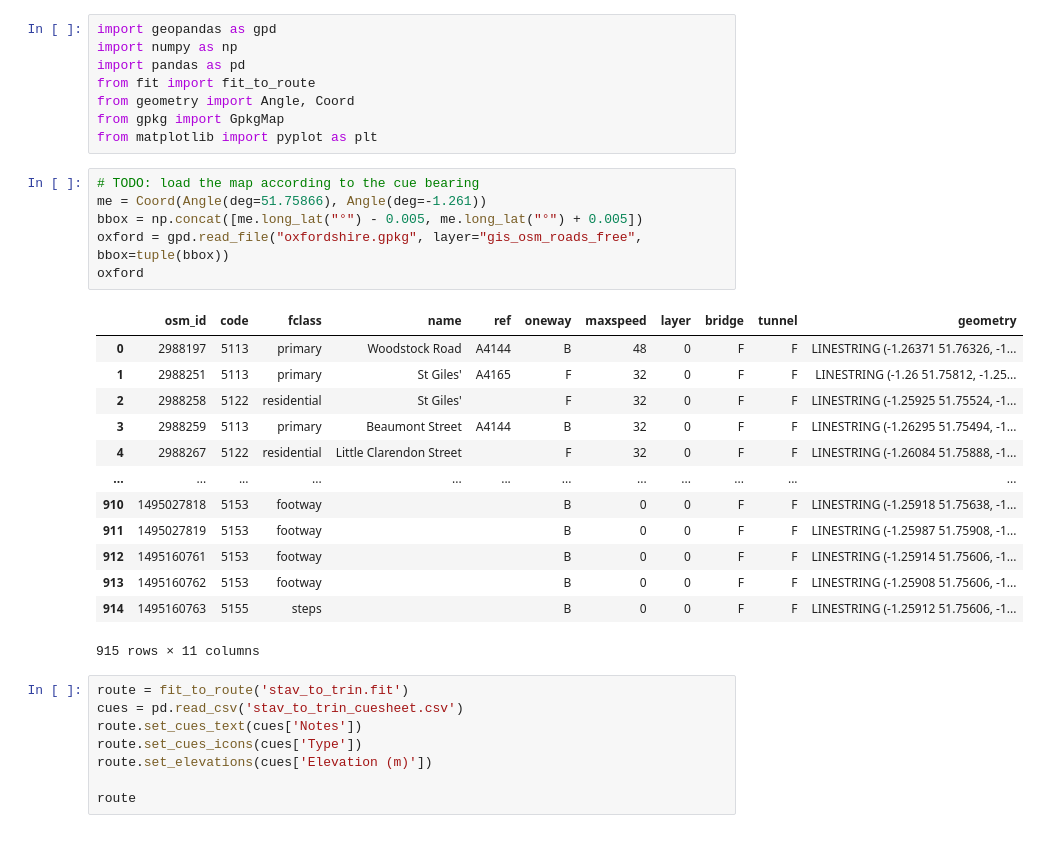
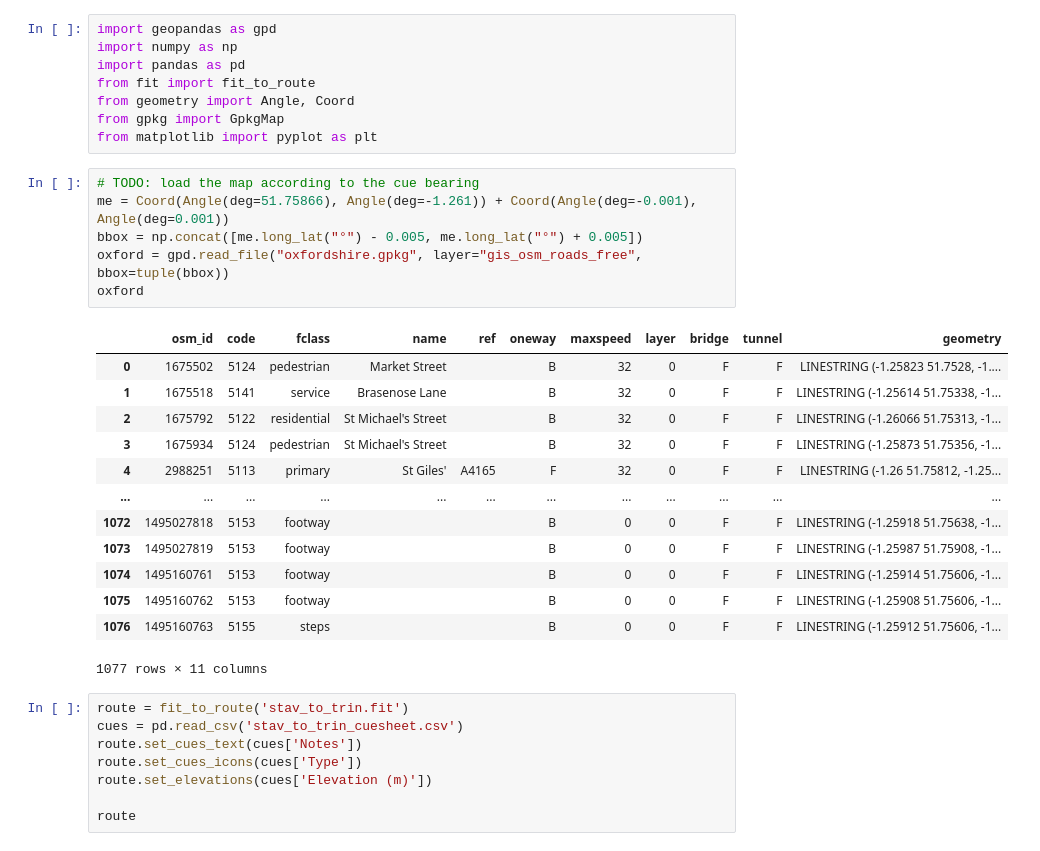
Before and after one commit to EmmaGoodliffe/satnav, a Jupyter notebook: gpkg.ipynb, the cells around one changed output. Cells and saved outputs as stored; diff of their text form.

```diff
--- a/gpkg.ipynb
+++ b/gpkg.ipynb
@@ -10,24 +10,24 @@ from gpkg import GpkgMap
 from matplotlib import pyplot as plt
 # %%
 # TODO: load the map according to the cue bearing
-me = Coord(Angle(deg=51.75866), Angle(deg=-1.261))
+me = Coord(Angle(deg=51.75866), Angle(deg=-1.261)) + Coord(Angle(deg=-0.001), Angle(deg=0.001))
 bbox = np.concat([me.long_lat("°") - 0.005, me.long_lat("°") + 0.005])
 oxford = gpd.read_file("oxfordshire.gpkg", layer="gis_osm_roads_free", bbox=tuple(bbox))
 oxford
 # %% [output]
 |  | osm_id | code | fclass | name | ref | oneway | maxspeed | layer | bridge | tunnel | geometry |
-| 0 | 2988197 | 5113 | primary | Woodstock Road | A4144 | B | 48 | 0 | F | F | LINESTRING (-1.26371 51.76326, -1... |
-| 1 | 2988251 | 5113 | primary | St Giles' | A4165 | F | 32 | 0 | F | F | LINESTRING (-1.26 51.75812, -1.25... |
-| 2 | 2988258 | 5122 | residential | St Giles' |  | F | 32 | 0 | F | F | LINESTRING (-1.25925 51.75524, -1... |
-| 3 | 2988259 | 5113 | primary | Beaumont Street | A4144 | B | 32 | 0 | F | F | LINESTRING (-1.26295 51.75494, -1... |
-| 4 | 2988267 | 5122 | residential | Little Clarendon Street |  | F | 32 | 0 | F | F | LINESTRING (-1.26084 51.75888, -1... |
+| 0 | 1675502 | 5124 | pedestrian | Market Street |  | B | 32 | 0 | F | F | LINESTRING (-1.25823 51.7528, -1.... |
+| 1 | 1675518 | 5141 | service | Brasenose Lane |  | B | 32 | 0 | F | F | LINESTRING (-1.25614 51.75338, -1... |
+| 2 | 1675792 | 5122 | residential | St Michael's Street |  | B | 32 | 0 | F | F | LINESTRING (-1.26066 51.75313, -1... |
+| 3 | 1675934 | 5124 | pedestrian | St Michael's Street |  | B | 32 | 0 | F | F | LINESTRING (-1.25873 51.75356, -1... |
+| 4 | 2988251 | 5113 | primary | St Giles' | A4165 | F | 32 | 0 | F | F | LINESTRING (-1.26 51.75812, -1.25... |
 | ... | ... | ... | ... | ... | ... | ... | ... | ... | ... | ... | ... |
-| 910 | 1495027818 | 5153 | footway |  |  | B | 0 | 0 | F | F | LINESTRING (-1.25918 51.75638, -1... |
-| 911 | 1495027819 | 5153 | footway |  |  | B | 0 | 0 | F | F | LINESTRING (-1.25987 51.75908, -1... |
-| 912 | 1495160761 | 5153 | footway |  |  | B | 0 | 0 | F | F | LINESTRING (-1.25914 51.75606, -1... |
-| 913 | 1495160762 | 5153 | footway |  |  | B | 0 | 0 | F | F | LINESTRING (-1.25908 51.75606, -1... |
-| 914 | 1495160763 | 5155 | steps |  |  | B | 0 | 0 | F | F | LINESTRING (-1.25912 51.75606, -1... |
+| 1072 | 1495027818 | 5153 | footway |  |  | B | 0 | 0 | F | F | LINESTRING (-1.25918 51.75638, -1... |
+| 1073 | 1495027819 | 5153 | footway |  |  | B | 0 | 0 | F | F | LINESTRING (-1.25987 51.75908, -1... |
+| 1074 | 1495160761 | 5153 | footway |  |  | B | 0 | 0 | F | F | LINESTRING (-1.25914 51.75606, -1... |
+| 1075 | 1495160762 | 5153 | footway |  |  | B | 0 | 0 | F | F | LINESTRING (-1.25908 51.75606, -1... |
+| 1076 | 1495160763 | 5155 | steps |  |  | B | 0 | 0 | F | F | LINESTRING (-1.25912 51.75606, -1... |
-915 rows × 11 columns
+1077 rows × 11 columns
 # %%
 route = fit_to_route('stav_to_trin.fit')
 cues = pd.read_csv('stav_to_trin_cuesheet.csv')
```
Also changed, not shown: parts of 4 cells of this notebook, 1 other file.
